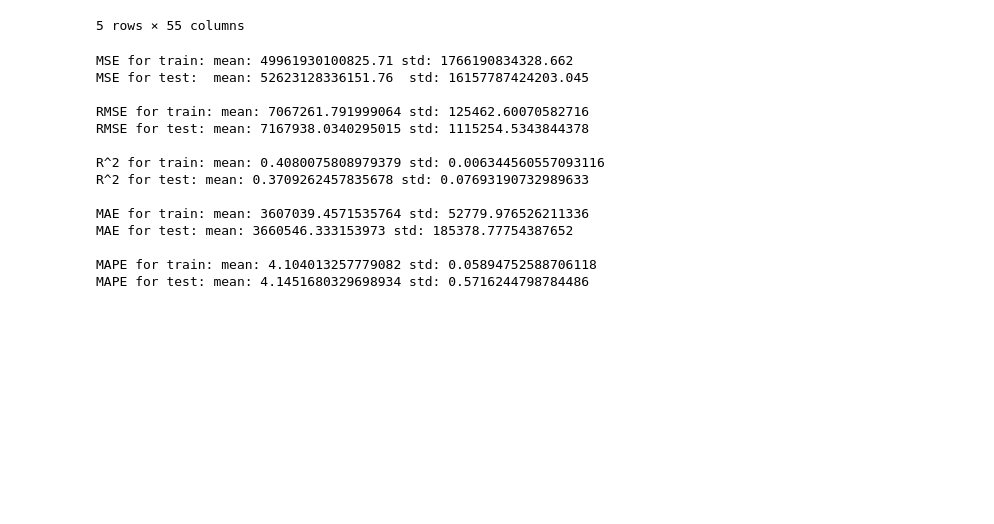
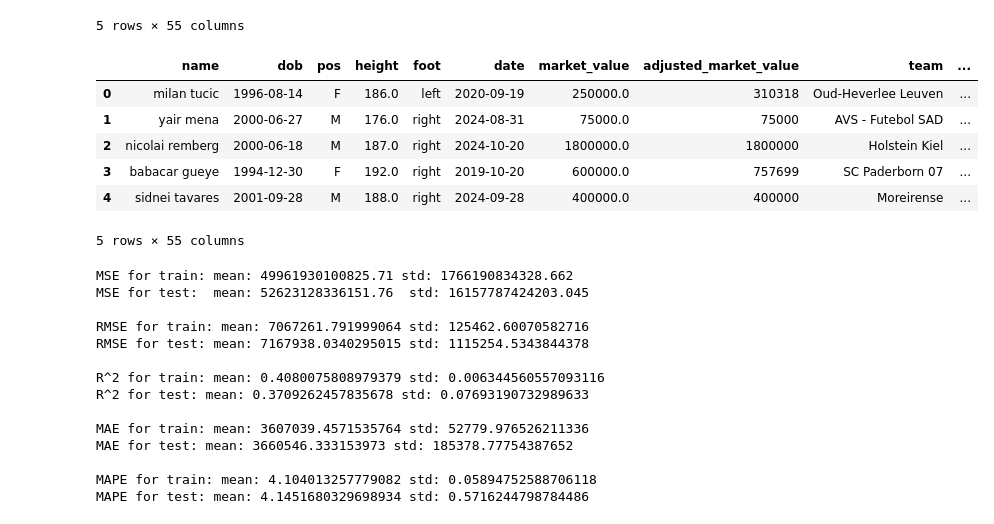
Before and after one commit to shadtome/Score-data, a Jupyter notebook: models/models_training.ipynb, the cells around one changed output. Cells and saved outputs as stored; diff of their text form; code cells hidden in the pictures; blank space fills up the shorter version.

```diff
--- a/models/models_training.ipynb
+++ b/models/models_training.ipynb
@@ -20,6 +20,19 @@ train.head()
 | 3 | mickel miller | 1995-12-01 | M | 173.0 | left | 2024-04-12 | 250000.0 | 250000 | Plymouth Argyle | ... |
 | 4 | gaetano monachello | 1994-03-02 | F | 185.0 | left | 2016-05-15 | 900000.0 | 1191864 | Atalanta | ... |
 5 rows × 55 columns
+# %%
+# Test data
+fd = '../data/main_data/test/test.csv'
+test = pd.read_csv(fd)
+test.head()
+# %% [output]
+|  | name | dob | pos | height | foot | date | market_value | adjusted_market_value | team | ... |
+| 0 | milan tucic | 1996-08-14 | F | 186.0 | left | 2020-09-19 | 250000.0 | 310318 | Oud-Heverlee Leuven | ... |
+| 1 | yair mena | 2000-06-27 | M | 176.0 | right | 2024-08-31 | 75000.0 | 75000 | AVS - Futebol SAD | ... |
+| 2 | nicolai remberg | 2000-06-18 | M | 187.0 | right | 2024-10-20 | 1800000.0 | 1800000 | Holstein Kiel | ... |
+| 3 | babacar gueye | 1994-12-30 | F | 192.0 | right | 2019-10-20 | 600000.0 | 757699 | SC Paderborn 07 | ... |
+| 4 | sidnei tavares | 2001-09-28 | M | 188.0 | right | 2024-09-28 | 400000.0 | 400000 | Moreirense | ... |
+5 rows × 55 columns
 # %%
 # Base Line linear model with all of the features:
 linReg = blm.Simple_Linear_Regression(train)
```
Also changed, not shown: parts of 13 cells of this notebook, 8 other files.
